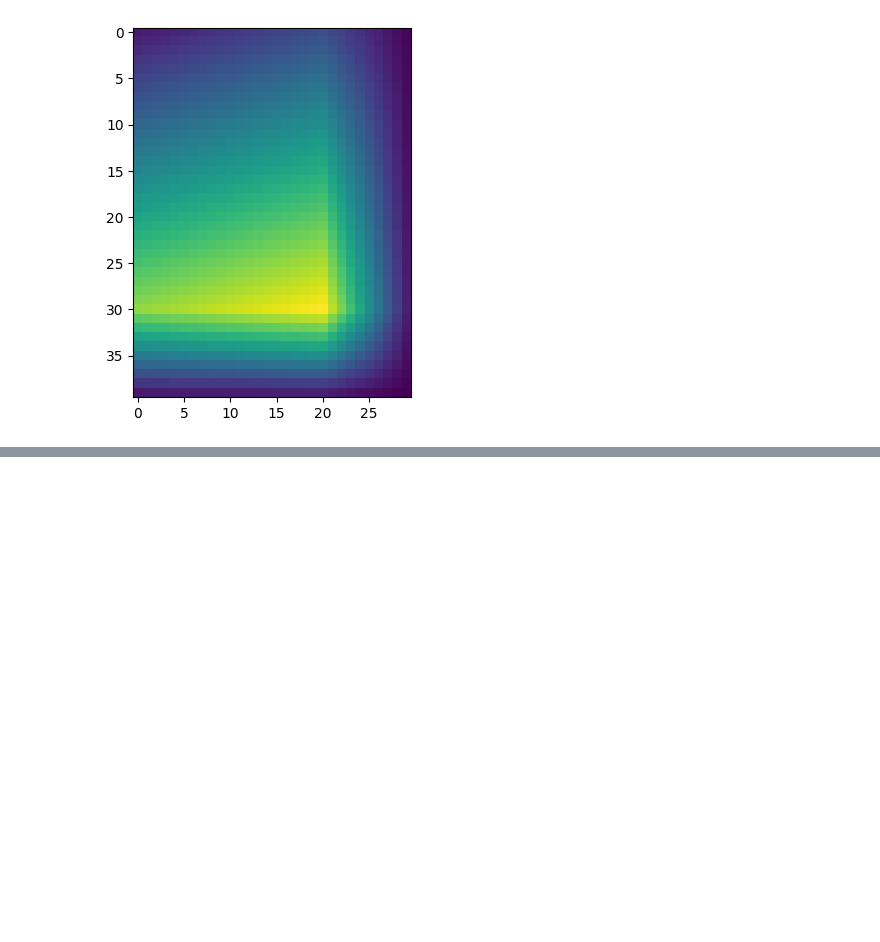
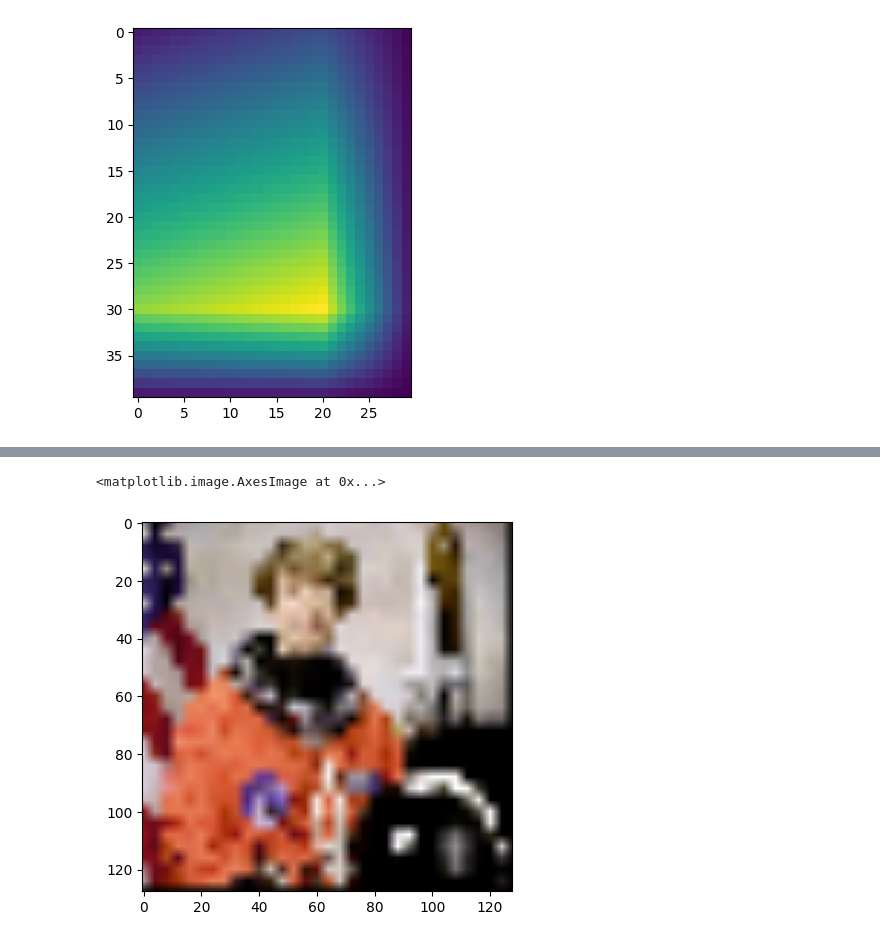
Before and after one commit to Cranhat/digital-signals-and-images, a Jupyter notebook: convolution_interpolation.ipynb, the cells around one changed output, grey strips where cells are left out. Cells and saved outputs as stored; diff of their text form; code cells hidden in the pictures; blank space fills up the shorter version.

```diff
--- a/convolution_interpolation.ipynb
+++ b/convolution_interpolation.ipynb
@@ -114,0 +132,2 @@ plt.imshow(image_interpolate2d(sample_array, 10, linear_kernel2d))
+# %%
+astronaut_smaller_interpolated = channel_division_for_interpolation2d(astronaut_smaller, image_interpolate2d, 4, linear_kernel2d)
@@ -114,0 +139,5 @@ plt.imshow(image_interpolate2d(sample_array, 10, linear_kernel2d))
+# %%
+plt.imshow(astronaut_smaller_interpolated)
+# %% [output]
+<matplotlib.image.AxesImage at 0x...>
+[figure, added]
```
Also changed, not shown: parts of 5 cells of this notebook.
